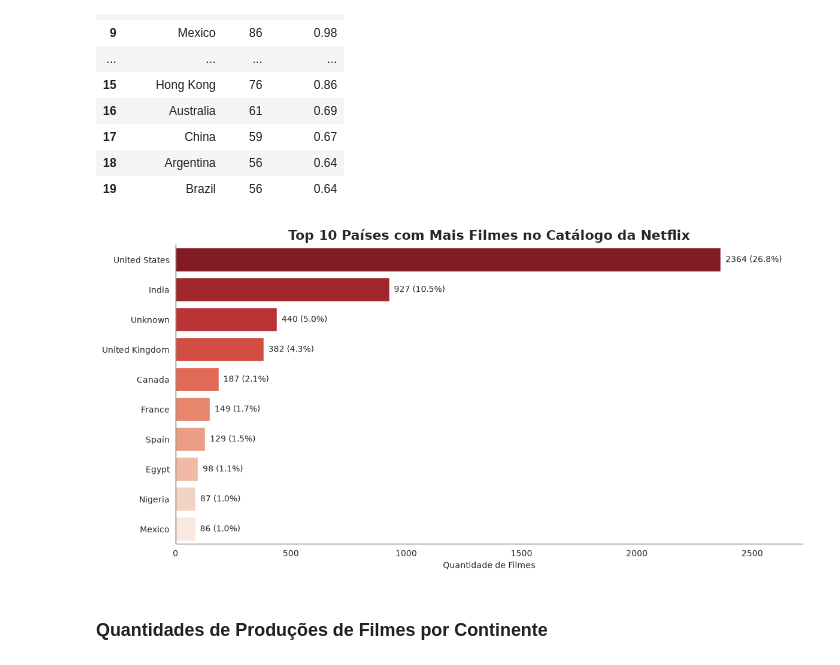
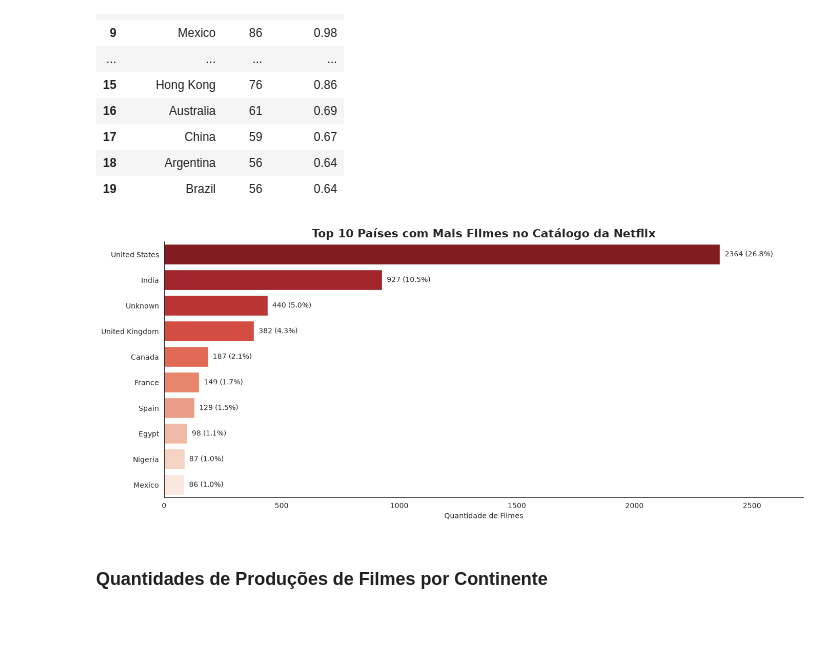
Before and after one commit to thiagoishie/netflix, a Jupyter notebook: notebooks/ETL_EDA.ipynb, the cells around one changed output. Drawn from its saved outputs; the diff is of its cells as text; code cells hidden in the pictures; blank space fills up the shorter version.

```diff
--- a/notebooks/ETL_EDA.ipynb
+++ b/notebooks/ETL_EDA.ipynb
@@ -156,32 +189,32 @@ movies_country.head(20)
 | 18 | Argentina | 56 | 0.64 |
 | 19 | Brazil | 56 | 0.64 |
 # %%
-plt.figure(figsize=(12, 6))
+plt.figure(figsize=(14, 6))
 
 top10 = movies_country.head(10)
 
 ax = sns.barplot(data=top10, x='count', y='main_country', palette='Reds_r')
 
 for i, (_, row) in enumerate(top10.iterrows()):
     ax.text(
         row['count'] + 20,
         i,
         f"{row['count']} ({row['proportion']:.1f}%)",
         va='center',
         fontsize=10
     )
 
 ax.spines['top'].set_visible(False)
 ax.spines['right'].set_visible(False)
 
 plt.title('Top 10 Países com Mais Filmes no Catálogo da Netflix',fontsize=16,fontweight='bold')
 plt.xlabel('Quantidade de Filmes')
 plt.ylabel('')
 plt.xlim(0, top10['count'].max() * 1.15)
 plt.tight_layout()
 plt.show()
 # %% [output]
-[figure, old version]
+[figure, new version]
 # %% [markdown]
 ### Quantidades de Produções de Filmes por Continente
 # %%
```
Also changed, not shown: parts of 55 cells of this notebook, 3 other files.
